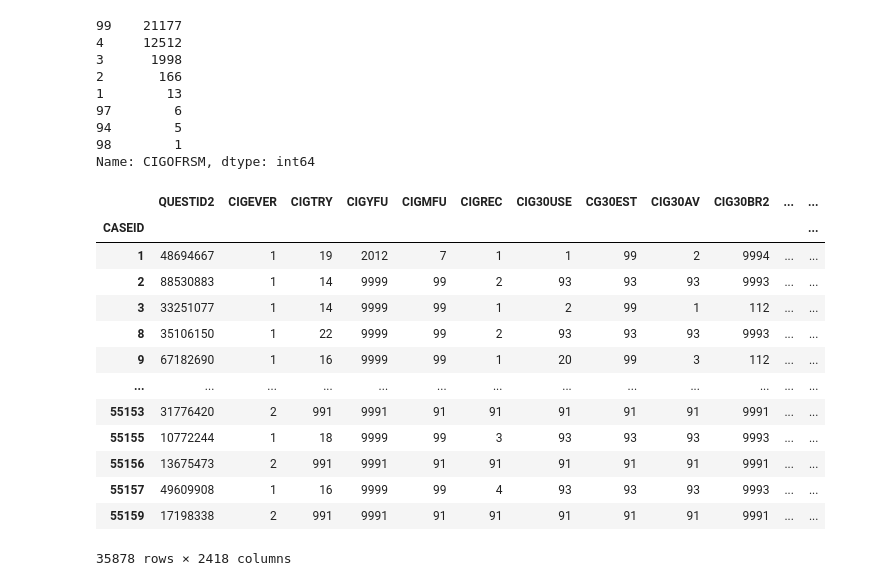
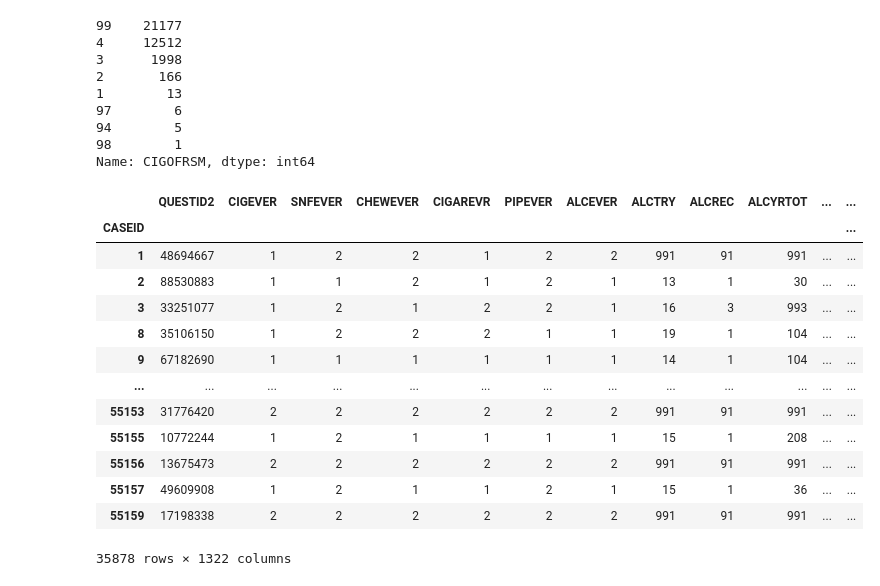
Before and after one commit to natdosan/Deloitte-Case-Study, a Jupyter notebook: code/preprocessing.ipynb, the cells around one changed output. Drawn from its saved outputs; the diff is of its cells as text; code cells hidden in the pictures.

Commit message:
Fix: addressed all types of missingness!

```diff
--- a/code/preprocessing.ipynb
+++ b/code/preprocessing.ipynb
@@ -53,24 +53,38 @@ data['CIGOFRSM'].value_counts() # we can see there is majority NaN
 94        5
 98        1
 Name: CIGOFRSM, dtype: int64
+# %%
+def check_missing(x):
+    """
+    Checks whether or not a value in a series ends with a certain number
+
+    Parameters
+    ----------
+    x : int
+        value from series
+
+    Returns
+    -------
+    bool : True if it does end with the number otherwise false
+    """
+    str_x = str(x)
+    return str_x.endswith(('91', '93', '94', '97', '98', '99'))
 # %%
 # drop columns where majority are NaN
-data = data.loc[:, (data == 99).mean() <= .5]
-data = data.loc[:, (data == 999).mean() <= .5]
-data = data.loc[:, (data == 9999).mean() <= .5]
+data = data.loc[:, data.applymap(check_missing).mean() <= .5]
 data
 # %% [output]
-|  | QUESTID2 | CIGEVER | CIGTRY | CIGYFU | CIGMFU | CIGREC | CIG30USE | CG30EST | CIG30AV | CIG30BR2 | ... | ... |
+|  | QUESTID2 | CIGEVER | SNFEVER | CHEWEVER | CIGAREVR | PIPEVER | ALCEVER | ALCTRY | ALCREC | ALCYRTOT | ... | ... |
 | CASEID |  |  |  |  |  |  |  |  |  |  |  | ... |
-| 1 | 48694667 | 1 | 19 | 2012 | 7 | 1 | 1 | 99 | 2 | 9994 | ... | ... |
-| 2 | 88530883 | 1 | 14 | 9999 | 99 | 2 | 93 | 93 | 93 | 9993 | ... | ... |
-| 3 | 33251077 | 1 | 14 | 9999 | 99 | 1 | 2 | 99 | 1 | 112 | ... | ... |
-| 8 | 35106150 | 1 | 22 | 9999 | 99 | 2 | 93 | 93 | 93 | 9993 | ... | ... |
-| 9 | 67182690 | 1 | 16 | 9999 | 99 | 1 | 20 | 99 | 3 | 112 | ... | ... |
+| 1 | 48694667 | 1 | 2 | 2 | 1 | 2 | 2 | 991 | 91 | 991 | ... | ... |
+| 2 | 88530883 | 1 | 1 | 2 | 1 | 2 | 1 | 13 | 1 | 30 | ... | ... |
+| 3 | 33251077 | 1 | 2 | 1 | 2 | 2 | 1 | 16 | 3 | 993 | ... | ... |
+| 8 | 35106150 | 1 | 2 | 2 | 2 | 1 | 1 | 19 | 1 | 104 | ... | ... |
+| 9 | 67182690 | 1 | 1 | 1 | 1 | 1 | 1 | 14 | 1 | 104 | ... | ... |
 | ... | ... | ... | ... | ... | ... | ... | ... | ... | ... | ... | ... | ... |
-| 55153 | 31776420 | 2 | 991 | 9991 | 91 | 91 | 91 | 91 | 91 | 9991 | ... | ... |
-| 55155 | 10772244 | 1 | 18 | 9999 | 99 | 3 | 93 | 93 | 93 | 9993 | ... | ... |
-| 55156 | 13675473 | 2 | 991 | 9991 | 91 | 91 | 91 | 91 | 91 | 9991 | ... | ... |
-| 55157 | 49609908 | 1 | 16 | 9999 | 99 | 4 | 93 | 93 | 93 | 9993 | ... | ... |
-| 55159 | 17198338 | 2 | 991 | 9991 | 91 | 91 | 91 | 91 | 91 | 9991 | ... | ... |
+| 55153 | 31776420 | 2 | 2 | 2 | 2 | 2 | 2 | 991 | 91 | 991 | ... | ... |
+| 55155 | 10772244 | 1 | 2 | 1 | 1 | 1 | 1 | 15 | 1 | 208 | ... | ... |
+| 55156 | 13675473 | 2 | 2 | 2 | 2 | 2 | 2 | 991 | 91 | 991 | ... | ... |
+| 55157 | 49609908 | 1 | 2 | 1 | 1 | 2 | 1 | 15 | 1 | 36 | ... | ... |
+| 55159 | 17198338 | 2 | 2 | 2 | 2 | 2 | 2 | 991 | 91 | 991 | ... | ... |
-35878 rows × 2418 columns
+35878 rows × 1322 columns
```
